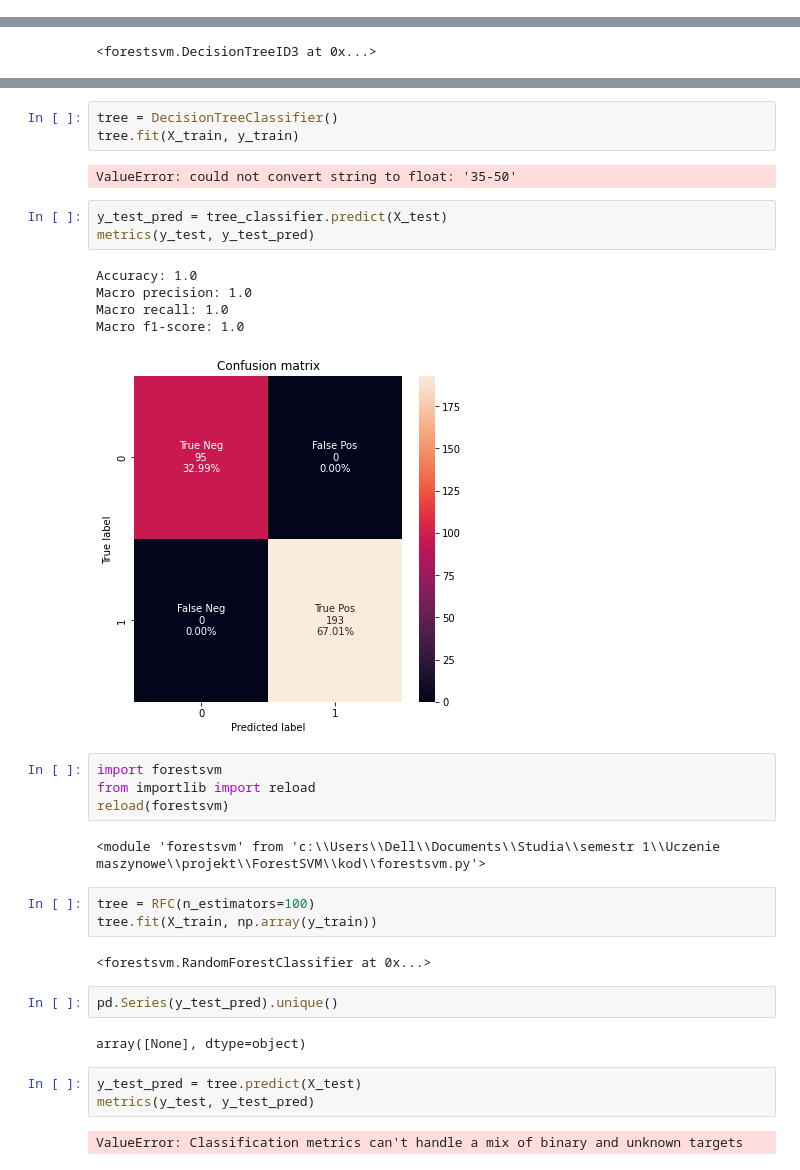
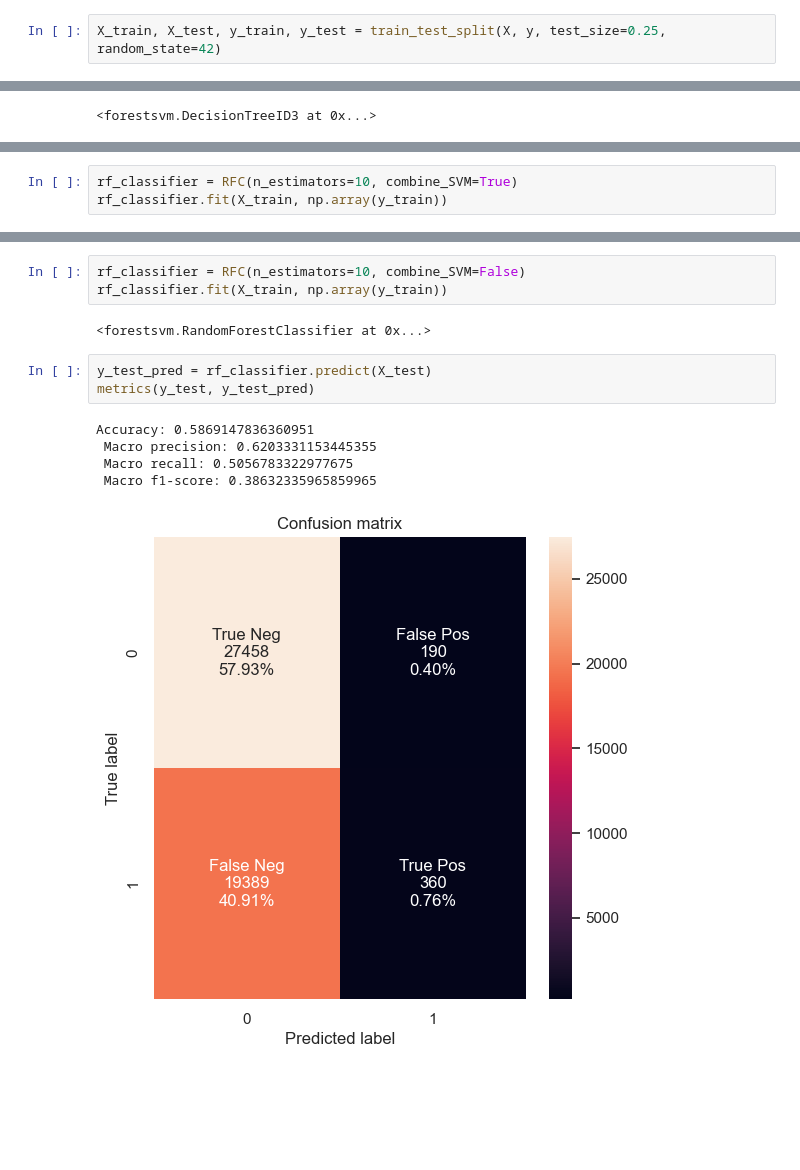
Before and after one commit to JakubSzczepanowski/ForestSVM, a Jupyter notebook: kod/experiments.ipynb, the cells around one changed output, grey strips where cells are left out. Saved outputs shown, nothing was run; the diff lists cells and outputs as text; blank space fills up the shorter version.

```diff
--- a/kod/experiments.ipynb
+++ b/kod/experiments.ipynb
@@ -866,3 +823,5 @@ reload(forestsvm)
+# %%
+X_train, X_test, y_train, y_test = train_test_split(X, y, test_size=0.25, random_state=42)
 # %% [markdown]
 #### ID3 decision tree model
 # %%
@@ -876,0 +849,3 @@ array([None, 0, 1], dtype=object)
+# %%
+rf_classifier = RFC(n_estimators=10, combine_SVM=True)
+rf_classifier.fit(X_train, np.array(y_train))
@@ -882,34 +863,14 @@ ValueError: Classification metrics can't handle a mix of binary and unknown targ
-# %%
-tree = DecisionTreeClassifier()
-tree.fit(X_train, y_train)
-# %% [output]
-ValueError: could not convert string to float: '35-50'
+# %%
+rf_classifier = RFC(n_estimators=10, combine_SVM=False)
+rf_classifier.fit(X_train, np.array(y_train))
+# %% [output]
+<forestsvm.RandomForestClassifier at 0x...>
 # %%
-y_test_pred = tree_classifier.predict(X_test)
+y_test_pred = rf_classifier.predict(X_test)
 metrics(y_test, y_test_pred)
 # %% [output]
-Accuracy: 1.0
-Macro precision: 1.0
-Macro recall: 1.0
-Macro f1-score: 1.0
+Accuracy: 0.5869147836360951
+ Macro precision: 0.6203331153445355
+ Macro recall: 0.5056783322977675
+ Macro f1-score: 0.38632335965859965
-[figure, old version]
+[figure, new version]
-# %%
-import forestsvm
-from importlib import reload
-reload(forestsvm)
-# %% [output]
-<module 'forestsvm' from 'c:\\Users\\Dell\\Documents\\Studia\\semestr 1\\Uczenie maszynowe\\projekt\\ForestSVM\\kod\\forestsvm.py'>
-# %%
-tree = RFC(n_estimators=100)
-tree.fit(X_train, np.array(y_train))
-# %% [output]
-<forestsvm.RandomForestClassifier at 0x...>
-# %%
-pd.Series(y_test_pred).unique()
-# %% [output]
-array([None], dtype=object)
-# %%
-y_test_pred = tree.predict(X_test)
-metrics(y_test, y_test_pred)
-# %% [output]
-ValueError: Classification metrics can't handle a mix of binary and unknown targets
```
Also changed, not shown: parts of 45 cells of this notebook, 1 other file.
